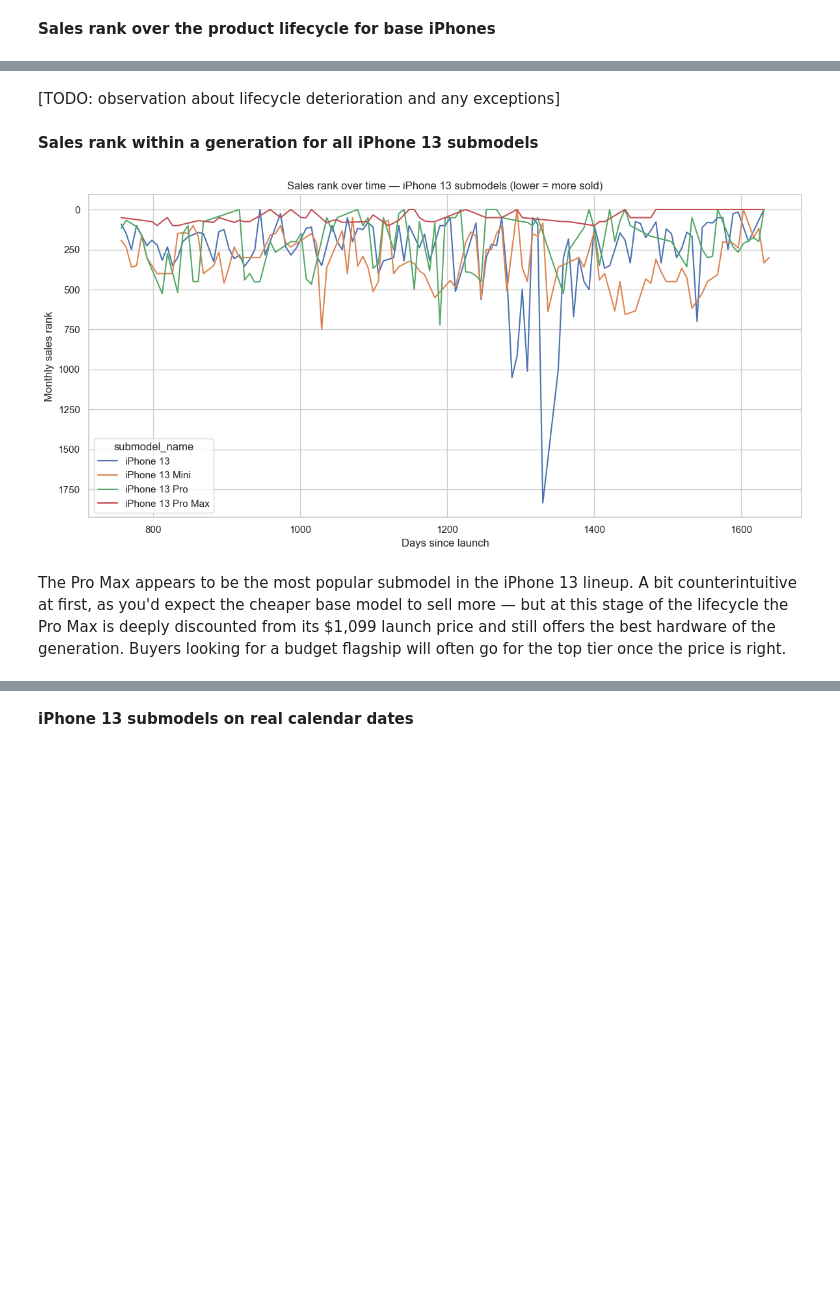
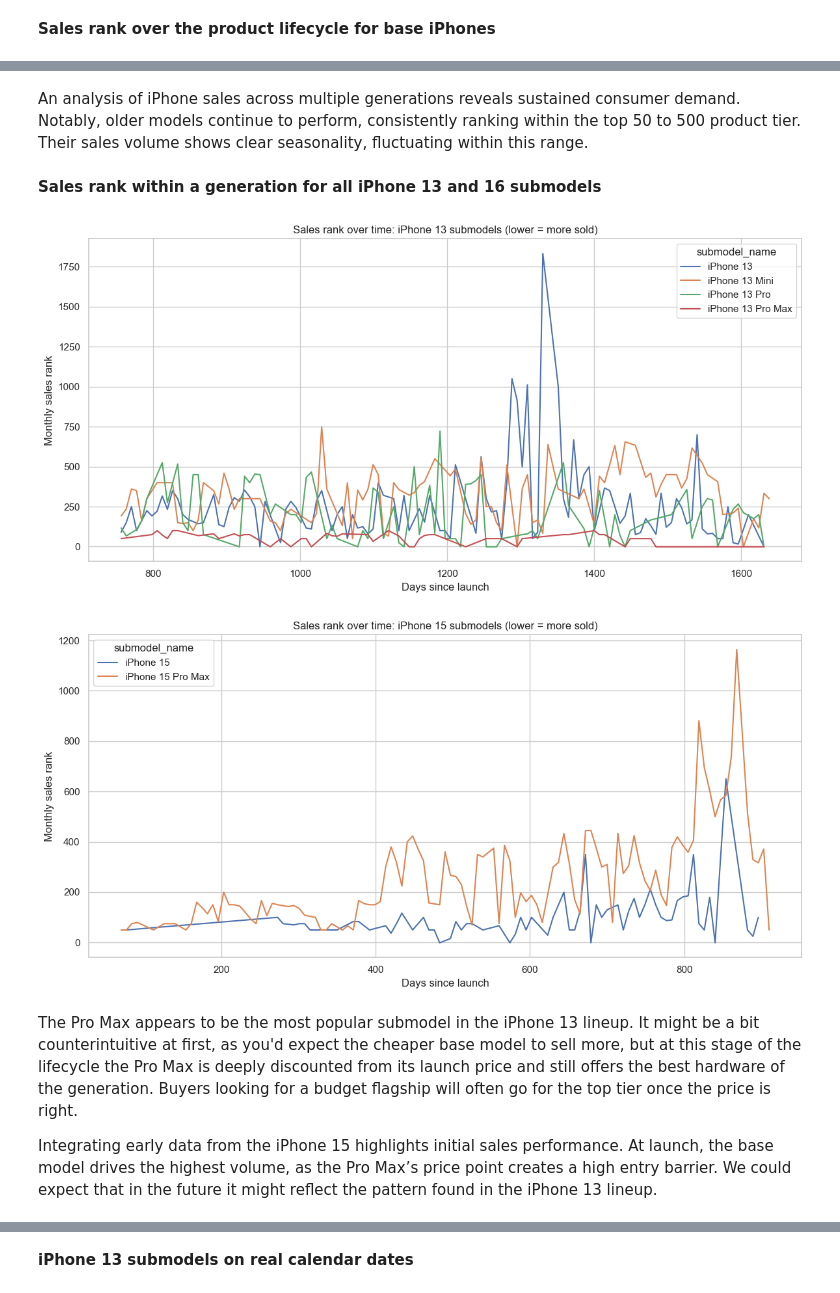
Before and after one commit to ady7ady7/python_agentic_learning, a Jupyter notebook: project1_phones_sales_analytics/notebooks/06_final_project_sns.ipynb, the cells around one changed output, grey strips where cells are left out. Cells and saved outputs as stored; diff of their text form; code cells hidden in the pictures; blank space fills up the shorter version.

```diff
--- a/project1_phones_sales_analytics/notebooks/06_final_project_sns.ipynb
+++ b/project1_phones_sales_analytics/notebooks/06_final_project_sns.ipynb
@@ -76,6 +76,10 @@ apple_base_rank_df = apple_base_rank_df.groupby(['generation_name', 'days_rounde
 iphone13_rank_df = ms_df[ms_df['generation_name'] == 'iPhone 13']
 iphone13_rank_df = iphone13_rank_df.groupby(['submodel_name', 'days_rounded'])['monthly_sold'].mean().reset_index()
 
+iphone15_rank_df = ms_df[ms_df['generation_name'] == 'iPhone 15']
+iphone15_rank_df = iphone15_rank_df.groupby(['submodel_name', 'days_rounded'])['monthly_sold'].mean().reset_index()
+
+
 rank_dates_gen_df = (ms_df.set_index('datetime')
     .groupby(['generation_name', 'brand', 'tier'])
     .resample('W')['monthly_sold'].mean().reset_index())
@@ -91,6 +95,7 @@ rank_dates_sub_df = (ms_df.set_index('datetime')
     .resample('W')['monthly_sold'].mean().reset_index())
 rank_dates_sub_df['monthly_sold'] = rank_dates_sub_df.groupby('generation_name')['monthly_sold'].ffill()
 iphone13_rank_dates_df = rank_dates_sub_df[rank_dates_sub_df['generation_name'] == 'iPhone 13']
+iphone15_rank_dates_df = rank_dates_sub_df[rank_dates_sub_df['generation_name'] == 'iPhone 15']
 # %% [markdown]
 # Amazon Renewed Phone Price Analysis
 
@@ -328,23 +362,44 @@ plt.show()
-# %% [markdown]
-[TODO: observation about lifecycle deterioration and any exceptions]
+# %% [markdown]
+An analysis of iPhone sales across multiple generations reveals sustained consumer demand. Notably, older models continue to perform, consistently ranking within the top 50 to 500 product tier. Their sales volume shows clear seasonality, fluctuating within this range.
 # %% [markdown]
-**Sales rank within a generation for all iPhone 13 submodels**
+**Sales rank within a generation for all iPhone 13 and 16 submodels**
 # %%
-fig, ax = plt.subplots(figsize=(12, 6))
-ms_chart_4 = sns.lineplot(data=iphone13_rank_df, x='days_rounded', y='monthly_sold',
-    hue='submodel_name', ax=ax)
-ax.invert_yaxis()
-ax.set_title('Sales rank over time — iPhone 13 submodels (lower = more sold)')
-ax.set_xlabel('Days since launch')
-ax.set_ylabel('Monthly sales rank')
+plt.subplots(figsize=(12, 6))
+
+ms_chart_4 = sns.lineplot(
+    data=iphone13_rank_df,
+    x='days_rounded',
+    y='monthly_sold',
+    hue='submodel_name')
+
+plt.title('Sales rank over time: iPhone 13 submodels (lower = more sold)')
+plt.xlabel('Days since launch')
+plt.ylabel('Monthly sales rank')
 plt.tight_layout()
 plt.show()
+
+plt.subplots(figsize=(12, 6))
+
+ms_chart_5 = sns.lineplot(
+    data=iphone15_rank_df,
+    x='days_rounded',
+    y='monthly_sold',
+    hue='submodel_name')
+
+plt.title('Sales rank over time: iPhone 15 submodels (lower = more sold)')
+plt.xlabel('Days since launch')
+plt.ylabel('Monthly sales rank')
+plt.tight_layout()
+plt.show()
 # %% [output]
-[figure, old version]
+[figure, new version]
+[figure, added]
 # %% [markdown]
-The Pro Max appears to be the most popular submodel in the iPhone 13 lineup. A bit counterintuitive
-at first, as you'd expect the cheaper base model to sell more — but at this stage of the lifecycle
-the Pro Max is deeply discounted from its $1,099 launch price and still offers the best hardware
+The Pro Max appears to be the most popular submodel in the iPhone 13 lineup. It might be a bit counterintuitive
+at first, as you'd expect the cheaper base model to sell more, but at this stage of the lifecycle
+the Pro Max is deeply discounted from its launch price and still offers the best hardware
 of the generation. Buyers looking for a budget flagship will often go for the top tier once the
 price is right.
+
+Integrating early data from the iPhone 15 highlights initial sales performance. At launch, the base model drives the highest volume, as the Pro Max’s price point creates a high entry barrier. We could expect that in the future it might reflect the pattern found in the iPhone 13 lineup.
 # %% [markdown]
```
Also changed, not shown: parts of 25 cells of this notebook, 2 other files.
